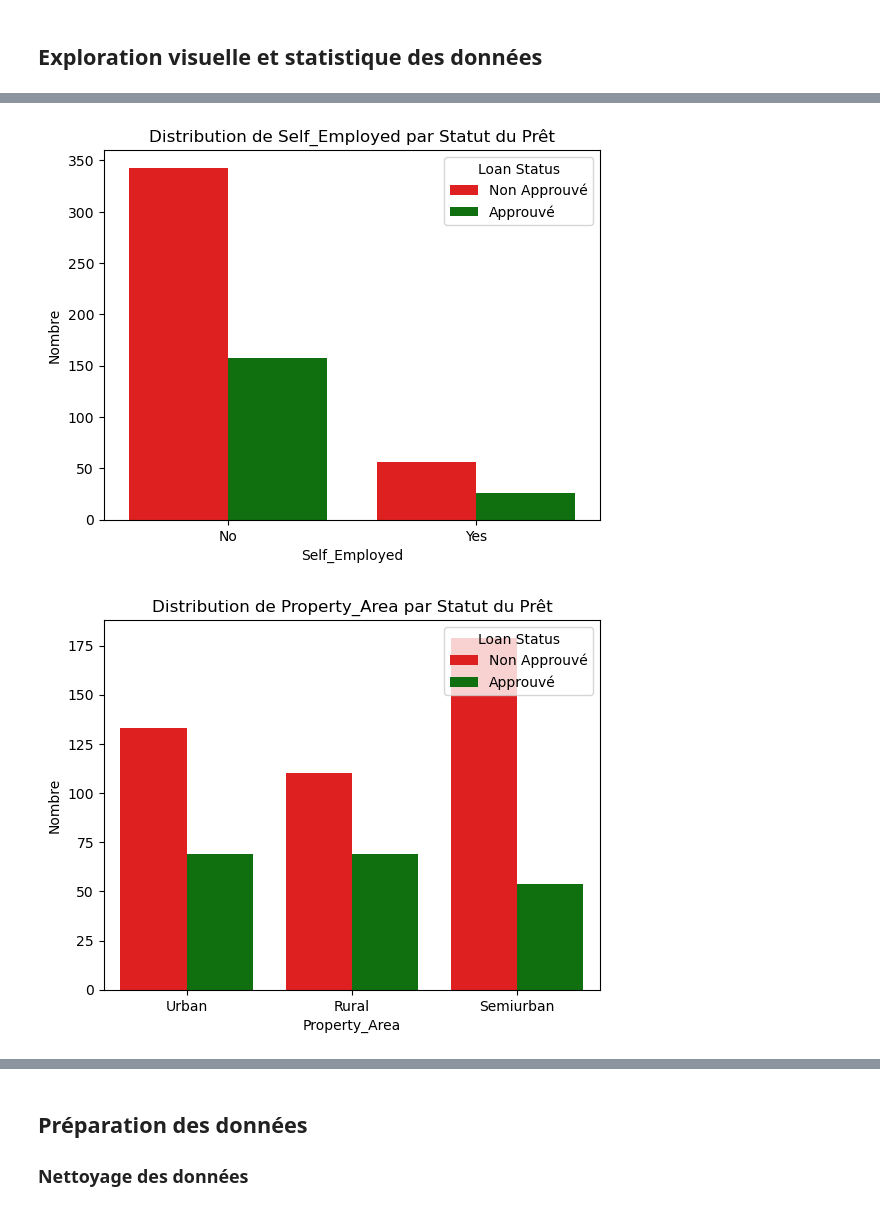
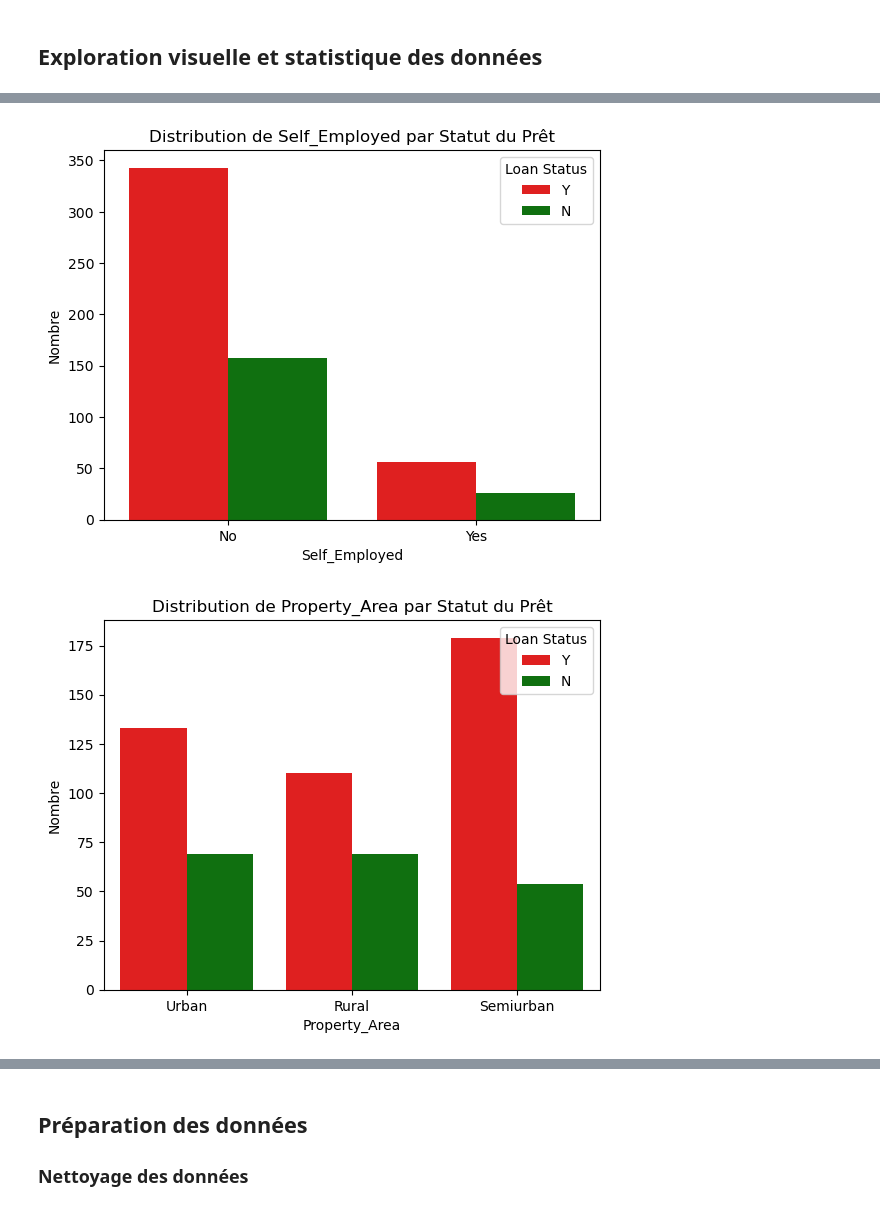
Before and after one commit to zinebyal/Projet2_Techniques_Apprentissage, a Jupyter notebook: loan_prediction_project.ipynb, the cells around one changed output, grey strips where cells are left out. Drawn from its saved outputs; the diff is of its cells as text; code cells hidden in the pictures.

```diff
--- a/loan_prediction_project.ipynb
+++ b/loan_prediction_project.ipynb
@@ -74,7 +74,7 @@ train_data['Loan_Status'].value_counts().plot(kind='bar', color=['red', 'green']
 plt.title('Statut du Prêt (Oui/Non)')
 plt.xlabel('Statut du Prêt')
 plt.ylabel('Nombre')
-plt.legend(title='Loan Status', loc='upper right', labels=['Non Approuvé', 'Approuvé'])
+plt.legend(title='Loan Status', loc='upper right', labels=['Approuvé', 'Non Approuvé'])
 plt.show()
 
 # Graphique catégoriel pour chaque variable catégorielle, séparé par le statut du prêt
@@ -85,6 +85,6 @@ for feature in categorical_features:
     plt.title(f'Distribution de {feature} par Statut du Prêt')
     plt.xlabel(feature)
     plt.ylabel('Nombre')
-    plt.legend(title='Loan Status', loc='upper right', labels=['Non Approuvé', 'Approuvé'])
+    plt.legend(title='Loan Status', loc='upper right')
     plt.show()
 # %% [output]
@@ -96,2 +96,2 @@ for feature in categorical_features:
-[figure, old version]
+[figure, new version]
-[figure, old version]
+[figure, new version]
```
Also changed, not shown: parts of 8 cells of this notebook.
